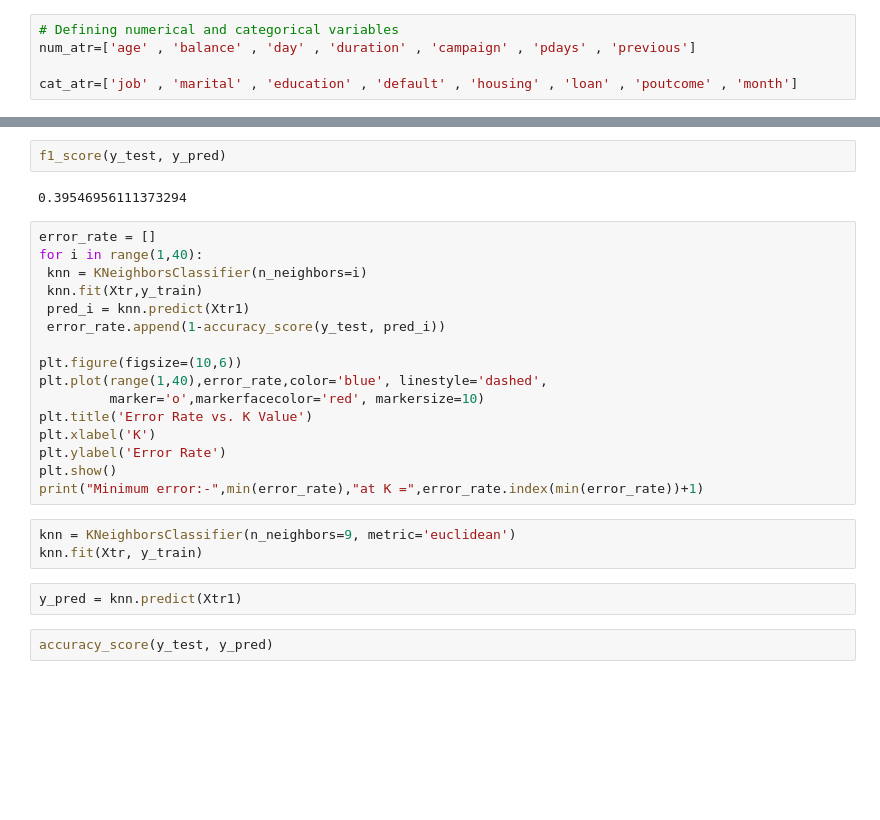
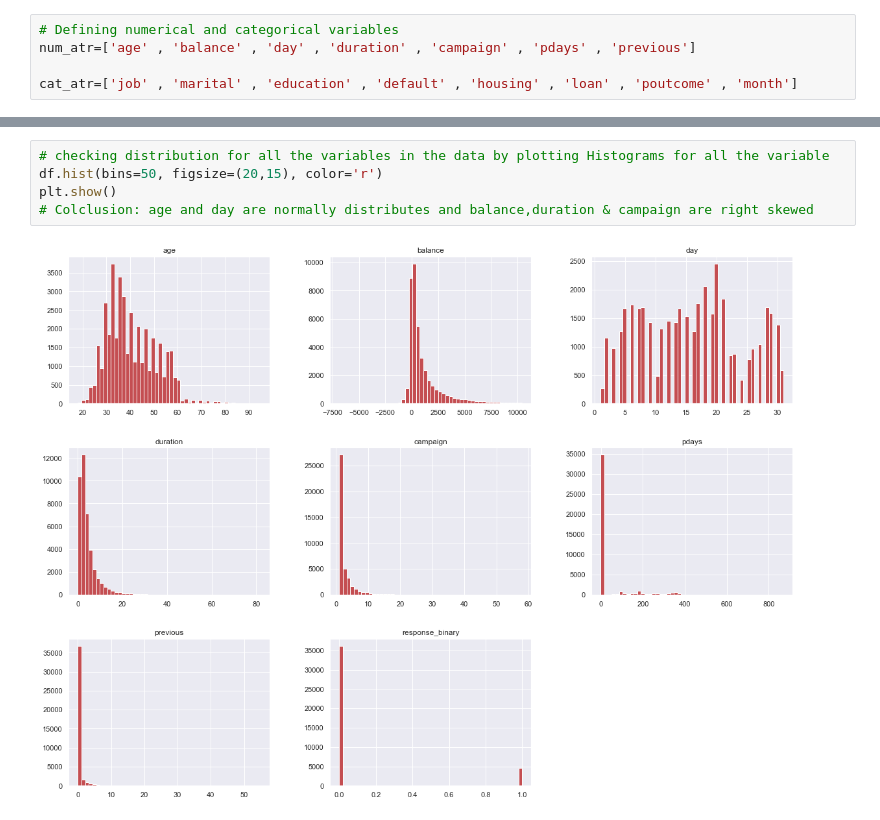
Before and after one commit to yogeshsachdeva223/portuguese-bank-marketing-data-set_classification_using_machine_learning_algorithms, a Jupyter notebook: KNN_Classification.ipynb, the cells around one changed output, grey strips where cells are left out. Drawn from its saved outputs; the diff is of its cells as text; blank space fills up the shorter version.

```diff
--- a/KNN_Classification.ipynb
+++ b/KNN_Classification.ipynb
@@ -636,27 +153,7 @@ from sklearn.metrics import f1_score
-# %%
-f1_score(y_test, y_pred)
-# %% [output]
-0.39546956111373294
-# %%
-error_rate = []
-for i in range(1,40):
- knn = KNeighborsClassifier(n_neighbors=i)
- knn.fit(Xtr,y_train)
- pred_i = knn.predict(Xtr1)
- error_rate.append(1-accuracy_score(y_test, pred_i))
-
-plt.figure(figsize=(10,6))
-plt.plot(range(1,40),error_rate,color='blue', linestyle='dashed',
-         marker='o',markerfacecolor='red', markersize=10)
-plt.title('Error Rate vs. K Value')
-plt.xlabel('K')
-plt.ylabel('Error Rate')
-plt.show()
-print("Minimum error:-",min(error_rate),"at K =",error_rate.index(min(error_rate))+1)
-# %%
-knn = KNeighborsClassifier(n_neighbors=9, metric='euclidean')
-knn.fit(Xtr, y_train)
-# %%
-y_pred = knn.predict(Xtr1)
-# %%
-accuracy_score(y_test, y_pred)
+# %%
+# checking distribution for all the variables in the data by plotting Histograms for all the variable
+df.hist(bins=50, figsize=(20,15), color='r')
+plt.show()
+# Colclusion: age and day are normally distributes and balance,duration & campaign are right skewed
+# %% [output]
+[figure, added]
```
Also changed, not shown: parts of 109 cells of this notebook.
